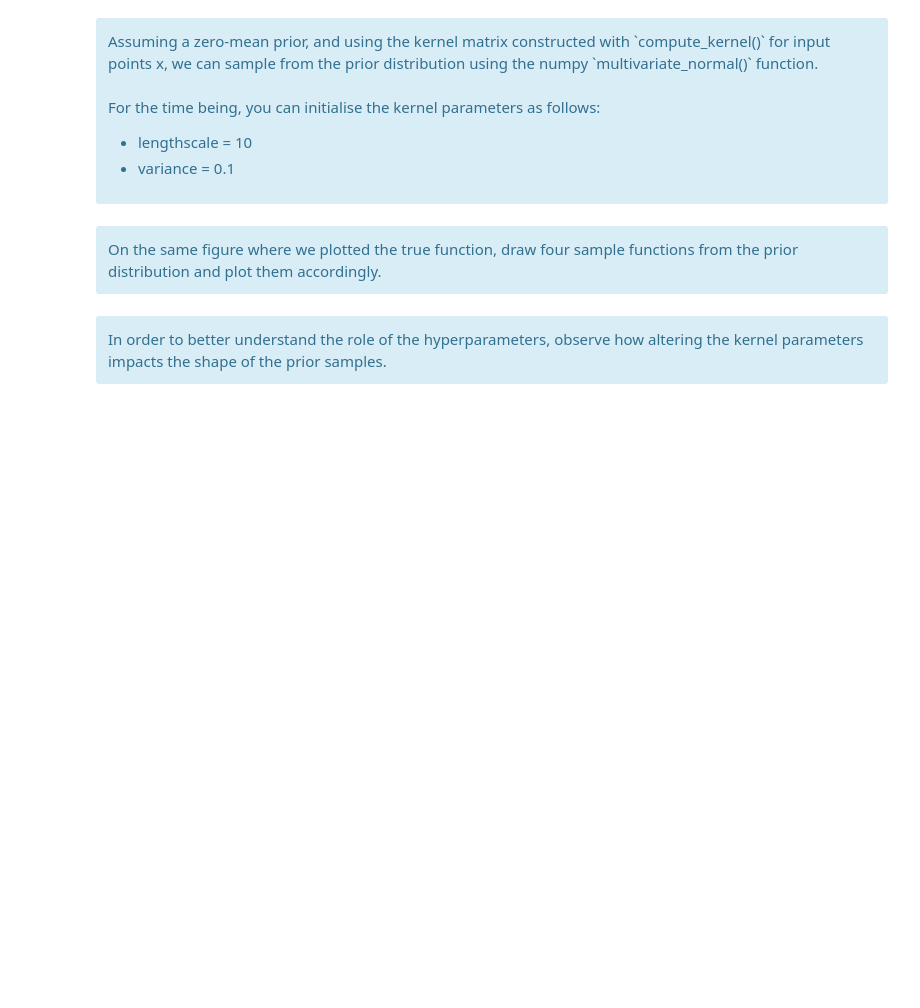
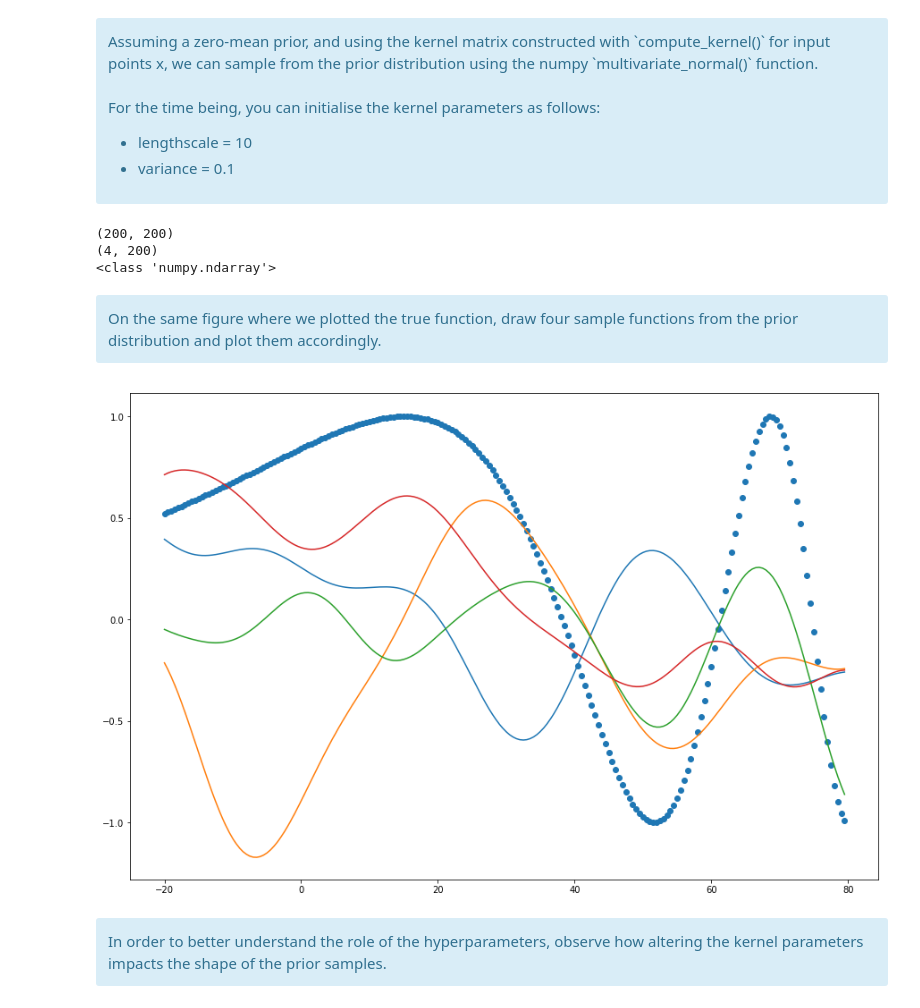
Before and after one commit to sgiammy/ASI-course, a Jupyter notebook: Lab3/lab3-student.ipynb, the cells around one changed output. Saved outputs shown, nothing was run; the diff lists cells and outputs as text; code cells hidden in the pictures; blank space fills up the shorter version.

```diff
--- a/Lab3/lab3-student.ipynb
+++ b/Lab3/lab3-student.ipynb
@@ -59,14 +64,11 @@ Complete the `compute_kernel()` function for computing the RBF kernel $K$ betwee
 
 Hint: The ‘cdist’ function in scipy can be used for evaluating the pairwise Euclidean distance between two sets of points.
 </div>
-# %%
-def compute_kernel(x1, x2, lengthscale, variance):
-
-    '''
-
-    TO COMPLETE
-
-    '''
+# %%
+from scipy.spatial.distance import cdist
+
+def compute_kernel(x1, x2, lengthscale, variance):
+    return variance * np.exp(-1/(2*lengthscale**2) * cdist(np.array(x1,ndmin=2).T, np.array(x2,ndmin=2).T, metric="sqeuclidean") )
 # %% [markdown]
 <div class="alert alert-info">
 Assuming a zero-mean prior, and using the kernel matrix constructed with `compute_kernel()` for input points x, we can sample from the prior distribution using the numpy `multivariate_normal()` function.<br><br>
@@ -83,3 +81,14 @@ R = np.random.multivariate_normal(...) # TO COMPLETE
+# %%
+mu = np.zeros(len(x))
+K = compute_kernel(x, x, 10, 0.1)
+print(np.shape(K))
+R = np.random.multivariate_normal(mu, K, 4)
+print(np.shape(R))
+print(type(R))
+# %% [output]
+(200, 200)
+(4, 200)
+<class 'numpy.ndarray'>
 # %% [markdown]
 <div class="alert alert-info">
 On the same figure where we plotted the true function, draw four sample functions from the prior distribution and plot them accordingly.
@@ -93,3 +96,11 @@ TO COMPLETE
+# %%
+plt.figure(figsize=(15,10))
+plt.scatter(x,t)
+for i in range(4):
+    plt.plot(x, R[i])
+plt.show()
+# %% [output]
+[figure, added]
 # %% [markdown]
 <div class="alert alert-info">
  In order to better understand the role of the hyperparameters, observe how altering the kernel parameters impacts the shape of the prior samples.</div>
```
Also changed, not shown: parts of 18 cells of this notebook.
